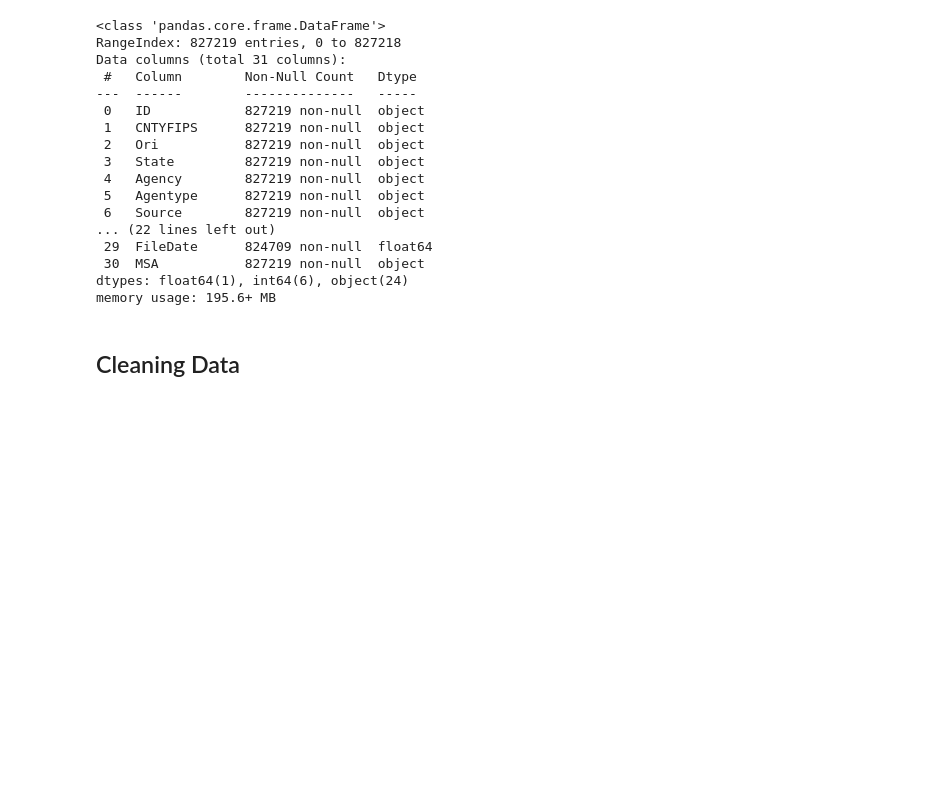
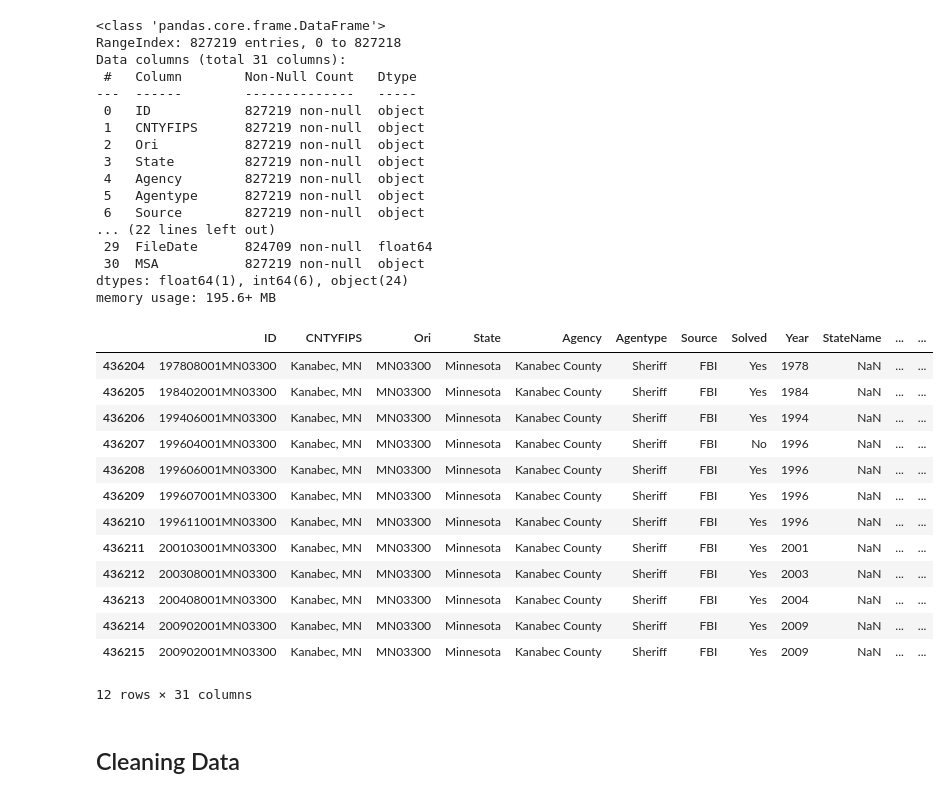
Before and after one commit to lougau92/MA1-Development-of-XAI-based-framework-to-Understand-Predict-and-Link-Homicides, a Jupyter notebook: preprocess_data.ipynb, the cells around one changed output. Drawn from its saved outputs; the diff is of its cells as text; code cells hidden in the pictures; blank space fills up the shorter version.

```diff
--- a/preprocess_data.ipynb
+++ b/preprocess_data.ipynb
@@ -30,6 +30,23 @@ Data columns (total 31 columns):
  30  MSA           827219 non-null  object
 dtypes: float64(1), int64(6), object(24)
 memory usage: 195.6+ MB
+# %%
+df[df['CNTYFIPS'].str.contains("Kanabec")]
+# %% [output]
+|  | ID | CNTYFIPS | Ori | State | Agency | Agentype | Source | Solved | Year | StateName | ... | ... |
+| 436204 | 197808001MN03300 | Kanabec, MN | MN03300 | Minnesota | Kanabec County | Sheriff | FBI | Yes | 1978 | NaN | ... | ... |
+| 436205 | 198402001MN03300 | Kanabec, MN | MN03300 | Minnesota | Kanabec County | Sheriff | FBI | Yes | 1984 | NaN | ... | ... |
+| 436206 | 199406001MN03300 | Kanabec, MN | MN03300 | Minnesota | Kanabec County | Sheriff | FBI | Yes | 1994 | NaN | ... | ... |
+| 436207 | 199604001MN03300 | Kanabec, MN | MN03300 | Minnesota | Kanabec County | Sheriff | FBI | No | 1996 | NaN | ... | ... |
+| 436208 | 199606001MN03300 | Kanabec, MN | MN03300 | Minnesota | Kanabec County | Sheriff | FBI | Yes | 1996 | NaN | ... | ... |
+| 436209 | 199607001MN03300 | Kanabec, MN | MN03300 | Minnesota | Kanabec County | Sheriff | FBI | Yes | 1996 | NaN | ... | ... |
+| 436210 | 199611001MN03300 | Kanabec, MN | MN03300 | Minnesota | Kanabec County | Sheriff | FBI | Yes | 1996 | NaN | ... | ... |
+| 436211 | 200103001MN03300 | Kanabec, MN | MN03300 | Minnesota | Kanabec County | Sheriff | FBI | Yes | 2001 | NaN | ... | ... |
+| 436212 | 200308001MN03300 | Kanabec, MN | MN03300 | Minnesota | Kanabec County | Sheriff | FBI | Yes | 2003 | NaN | ... | ... |
+| 436213 | 200408001MN03300 | Kanabec, MN | MN03300 | Minnesota | Kanabec County | Sheriff | FBI | Yes | 2004 | NaN | ... | ... |
+| 436214 | 200902001MN03300 | Kanabec, MN | MN03300 | Minnesota | Kanabec County | Sheriff | FBI | Yes | 2009 | NaN | ... | ... |
+| 436215 | 200902001MN03300 | Kanabec, MN | MN03300 | Minnesota | Kanabec County | Sheriff | FBI | Yes | 2009 | NaN | ... | ... |
+12 rows × 31 columns
 # %% [markdown]
 ## Cleaning Data
 # %%
```
Also changed, not shown: parts of 2 cells of this notebook, 2 other files.
